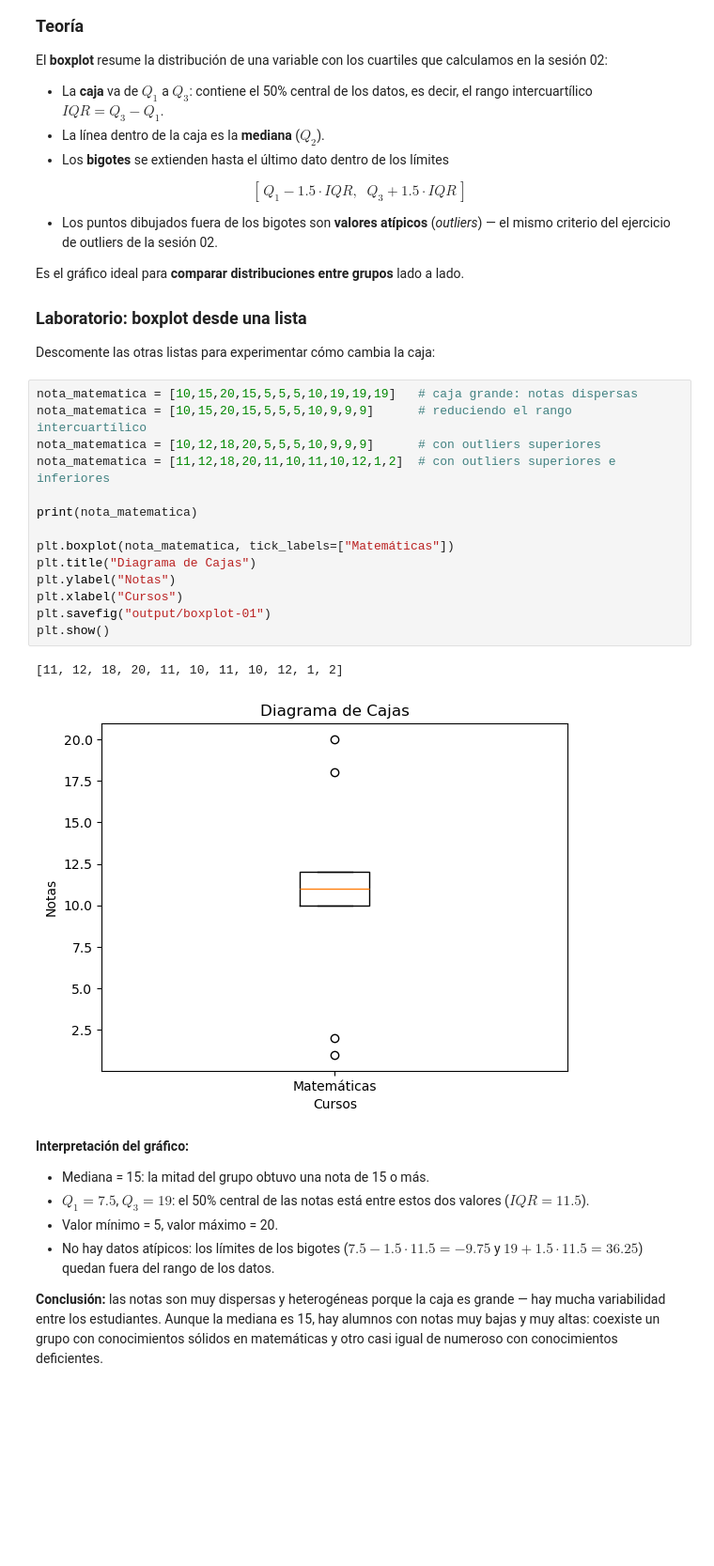
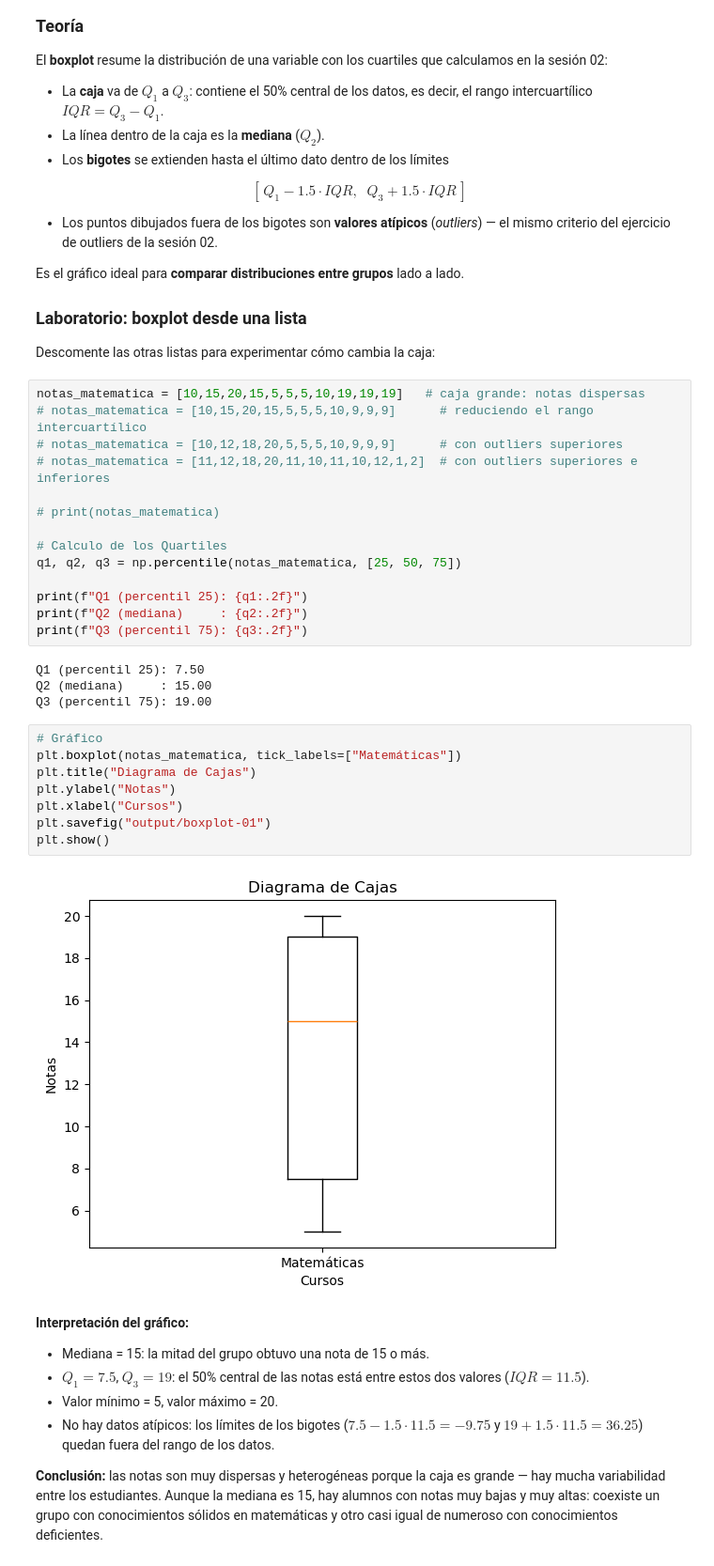
Before and after one commit to jgomezz/cpe_ciencia_datos_python_2026, a Jupyter notebook: mod2_estadistica_y_visualizacion/semana_04_advanced_visualization.ipynb, the cells around one changed output. Shown at 94% size. Drawn from its saved outputs; the diff is of its cells as text; blank space fills up the shorter version.

```diff
--- a/mod2_estadistica_y_visualizacion/semana_04_advanced_visualization.ipynb
+++ b/mod2_estadistica_y_visualizacion/semana_04_advanced_visualization.ipynb
@@ -266,22 +266,33 @@ Es el gráfico ideal para **comparar distribuciones entre grupos** lado a lado.
 
 Descomente las otras listas para experimentar cómo cambia la caja:
 # %%
-nota_matematica = [10,15,20,15,5,5,5,10,19,19,19]   # caja grande: notas dispersas
-nota_matematica = [10,15,20,15,5,5,5,10,9,9,9]      # reduciendo el rango intercuartílico
-nota_matematica = [10,12,18,20,5,5,5,10,9,9,9]      # con outliers superiores
-nota_matematica = [11,12,18,20,11,10,11,10,12,1,2]  # con outliers superiores e inferiores
+notas_matematica = [10,15,20,15,5,5,5,10,19,19,19]   # caja grande: notas dispersas
+# notas_matematica = [10,15,20,15,5,5,5,10,9,9,9]      # reduciendo el rango intercuartílico
+# notas_matematica = [10,12,18,20,5,5,5,10,9,9,9]      # con outliers superiores
+# notas_matematica = [11,12,18,20,11,10,11,10,12,1,2]  # con outliers superiores e inferiores
 
-print(nota_matematica)
+# print(notas_matematica)
 
-plt.boxplot(nota_matematica, tick_labels=["Matemáticas"])
-plt.title("Diagrama de Cajas")
-plt.ylabel("Notas")
-plt.xlabel("Cursos")
-plt.savefig("output/boxplot-01")
-plt.show()
+# Calculo de los Quartiles
+q1, q2, q3 = np.percentile(notas_matematica, [25, 50, 75])
+
+print(f"Q1 (percentil 25): {q1:.2f}")
+print(f"Q2 (mediana)     : {q2:.2f}")
+print(f"Q3 (percentil 75): {q3:.2f}")
 # %% [output]
-[11, 12, 18, 20, 11, 10, 11, 10, 12, 1, 2]
+Q1 (percentil 25): 7.50
+Q2 (mediana)     : 15.00
+Q3 (percentil 75): 19.00
-[figure, removed]
+# %%
+# Gráfico
+plt.boxplot(notas_matematica, tick_labels=["Matemáticas"])
+plt.title("Diagrama de Cajas")
+plt.ylabel("Notas")
+plt.xlabel("Cursos")
+plt.savefig("output/boxplot-01")
+plt.show()
+# %% [output]
+[figure, added]
 # %% [markdown]
 **Interpretación del gráfico:**
 
```
Also changed, not shown: parts of 23 cells of this notebook.
